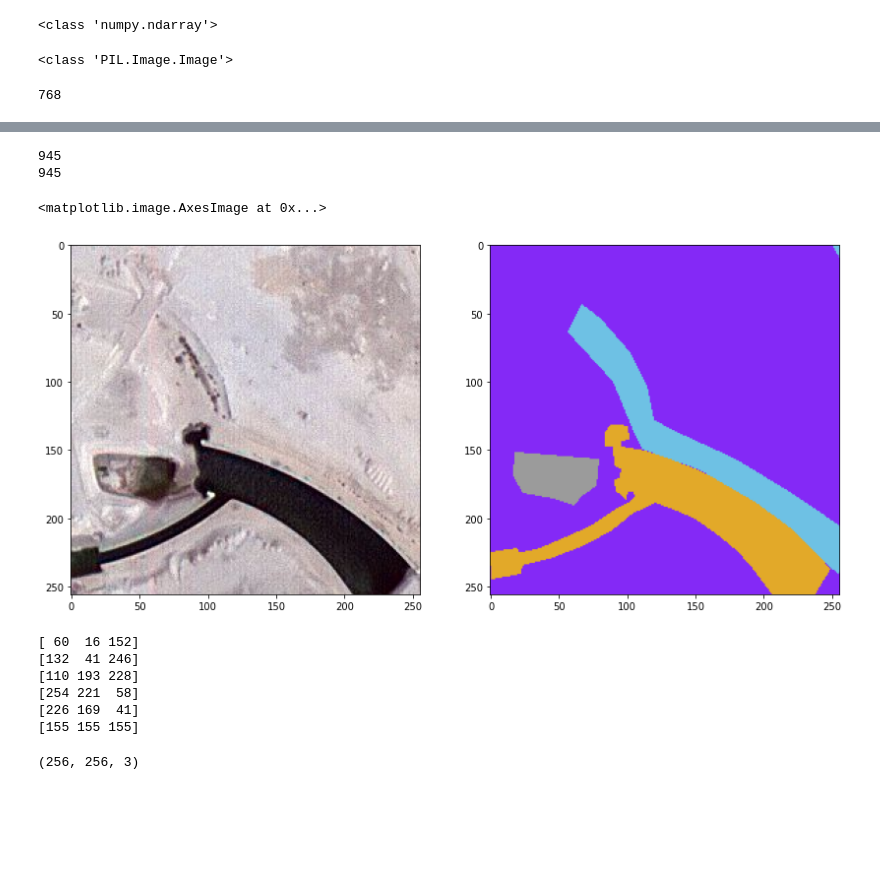
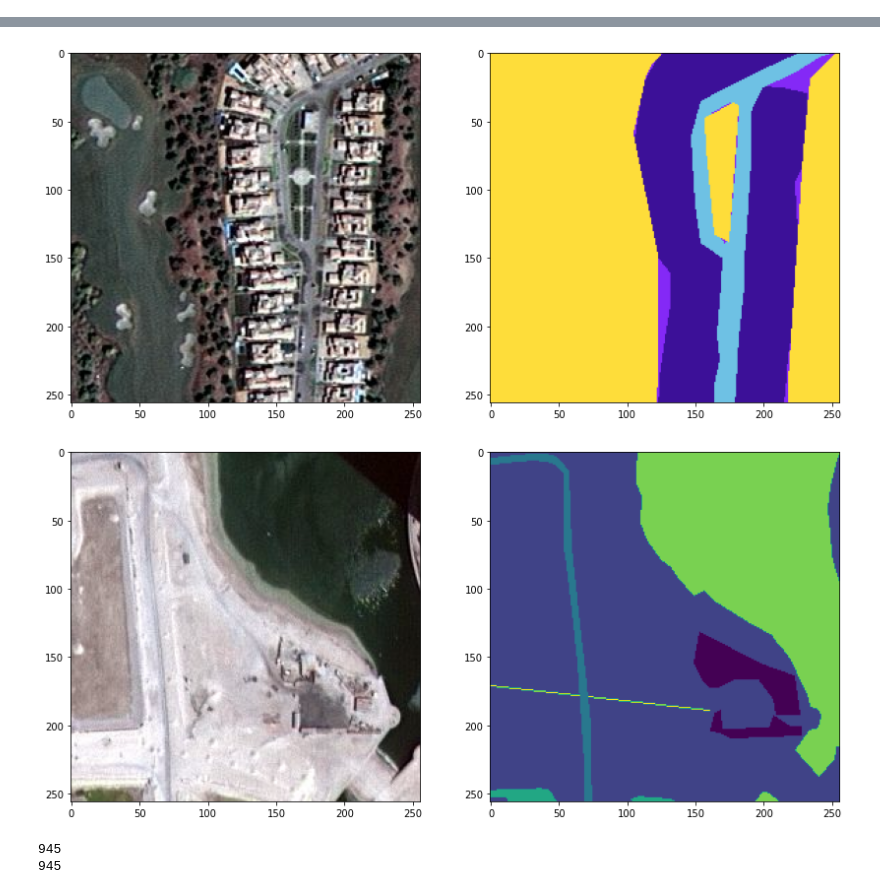
Before and after one commit to kbarone/satellite_deeplearning, a Jupyter notebook: SatelliteSegmentation.ipynb, the cells around one changed output, grey strips where cells are left out. Drawn from its saved outputs; the diff is of its cells as text; code cells hidden in the pictures; blank space fills up the shorter version.

```diff
--- a/SatelliteSegmentation.ipynb
+++ b/SatelliteSegmentation.ipynb
@@ -96,12 +2,0 @@ np.squeeze(image_y).shape
-# %%
-print(type(image))
-# %% [output]
-<class 'numpy.ndarray'>
-# %%
-print(type(Image.fromarray(image)))
-# %% [output]
-<class 'PIL.Image.Image'>
-# %%
-(image.shape[1]//image_patch_size)*image_patch_size
-# %% [output]
-768
@@ -139,0 +7,3 @@ for typ in ['images', 'masks']:
+# %%
+image_dataset, labels = run()
+# %% [output]
@@ -140 +27,3 @@ for typ in ['images', 'masks']:
+[figure, added]
+[figure, added]
 # %%
@@ -149,53 +34,0 @@ mask_dataset = np.array(mask_dataset)
-# %%
-random_image_id = random.randint(0, len(image_dataset))
-
-plt.figure(figsize=(14,8))
-plt.subplot(121)
-plt.imshow(image_dataset[random_image_id])
-plt.subplot(122)
-plt.imshow(mask_dataset[random_image_id])
-# %% [output]
-<matplotlib.image.AxesImage at 0x...>
-[figure, removed]
-# %%
-class_building = '#3C1098'
-class_building = class_building.lstrip("#")
-class_building = np.array(tuple(int(class_building[i:i+2], 16) for i in (0,2,4)))
-print(class_building)
-
-class_land = '#8429F6'
-class_land = class_land.lstrip("#")
-class_land = np.array(tuple(int(class_land[i:i+2], 16) for i in (0,2,4)))
-print(class_land)
-
-class_road = '#6EC1E4'
-class_road = class_road.lstrip("#")
-class_road = np.array(tuple(int(class_road[i:i+2], 16) for i in (0,2,4)))
-print(class_road)
-
-class_vegetation = '#FEDD3A'
-class_vegetation = class_vegetation.lstrip("#")
-class_vegetation = np.array(tuple(int(class_vegetation[i:i+2], 16) for i in (0,2,4)))
-print(class_vegetation)
-
-class_water = '#E2A929'
-class_water = class_water.lstrip("#")
-class_water = np.array(tuple(int(class_water[i:i+2], 16) for i in (0,2,4)))
-print(class_water)
-
-class_unlabeled = '#9B9B9B'
-class_unlabeled = class_unlabeled.lstrip("#")
-class_unlabeled = np.array(tuple(int(class_unlabeled[i:i+2], 16) for i in (0,2,4)))
-print(class_unlabeled)
-# %% [output]
-[ 60  16 152]
-[132  41 246]
-[110 193 228]
-[254 221  58]
-[226 169  41]
-[155 155 155]
-# %%
-label = ind_patched_mask
-print(ind_patched_mask.shape)
-# %% [output]
-(256, 256, 3)
```
Also changed, not shown: parts of 43 cells of this notebook, 1 other file.
